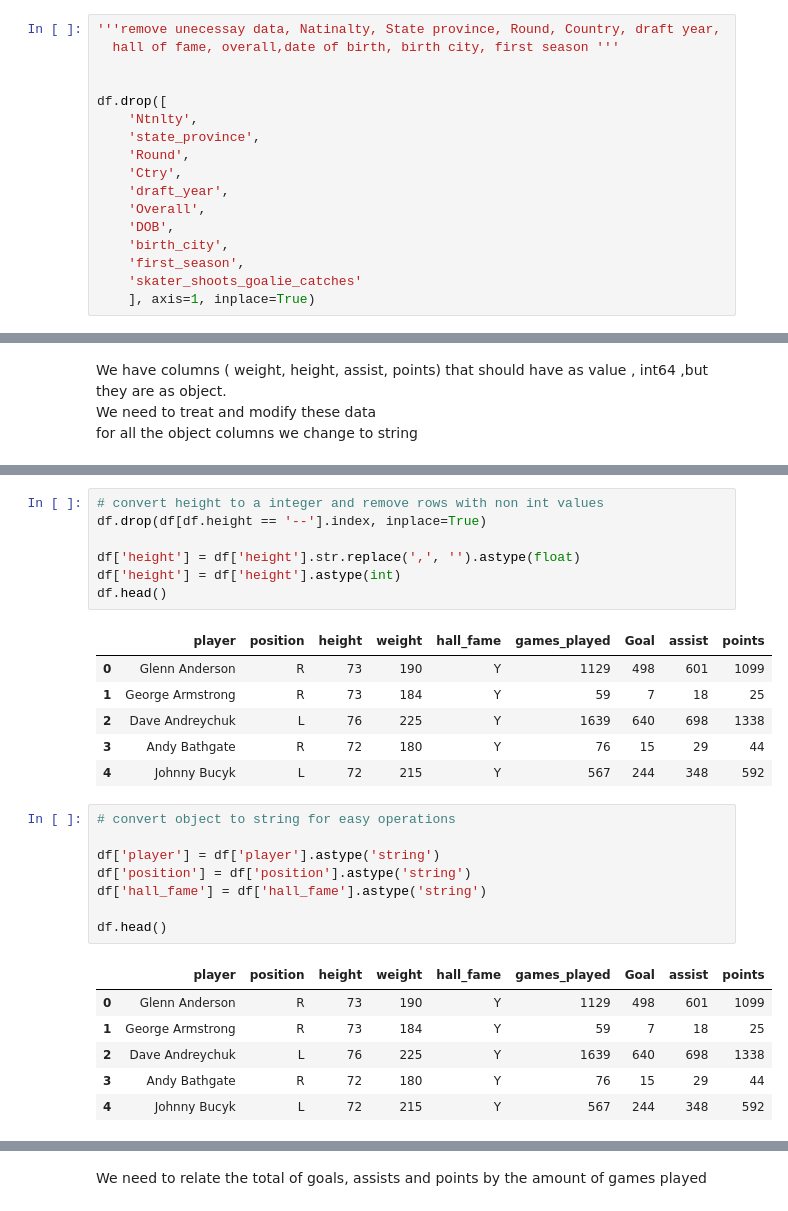
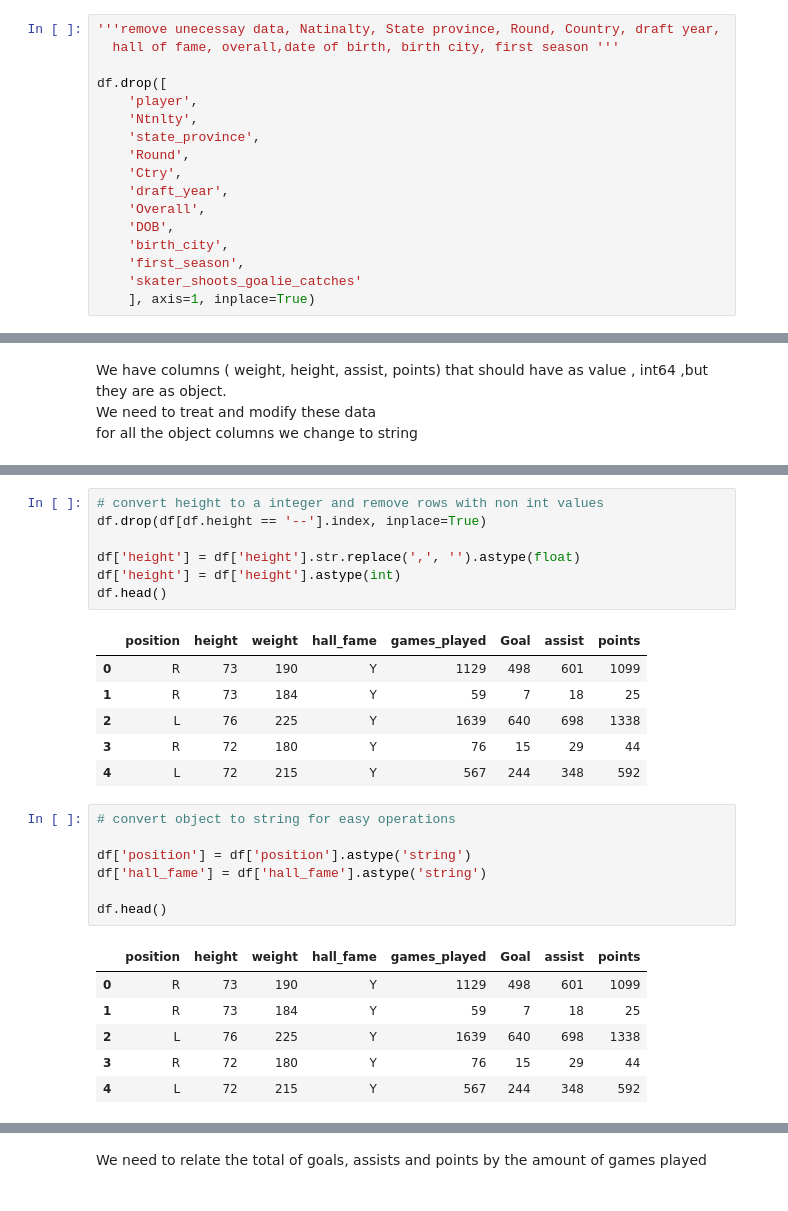
Before and after one commit to PKpacheco/supervised_ml_assignment, a Jupyter notebook: RRC_supervised_ML_Paola_Katherine.ipynb, the cells around one changed output, grey strips where cells are left out. Drawn from its saved outputs; the diff is of its cells as text.

```diff
--- a/RRC_supervised_ML_Paola_Katherine.ipynb
+++ b/RRC_supervised_ML_Paola_Katherine.ipynb
@@ -132,8 +134,8 @@ Let's remove fields that we will not use as features because they have no influe
 '''remove unecessay data, Natinalty, State province, Round, Country, draft year,
   hall of fame, overall,date of birth, birth city, first season '''
 
-
 df.drop([
+    'player',
     'Ntnlty',
     'state_province',
     'Round',
@@ -240,27 +241,26 @@ df['height'] = df['height'].str.replace(',', '').astype(float)
 df['height'] = df['height'].astype(int)
 df.head()
 # %% [output]
-|  | player | position | height | weight | hall_fame | games_played | Goal | assist | points |
-| 0 | Glenn Anderson | R | 73 | 190 | Y | 1129 | 498 | 601 | 1099 |
-| 1 | George Armstrong | R | 73 | 184 | Y | 59 | 7 | 18 | 25 |
-| 2 | Dave Andreychuk | L | 76 | 225 | Y | 1639 | 640 | 698 | 1338 |
-| 3 | Andy Bathgate | R | 72 | 180 | Y | 76 | 15 | 29 | 44 |
-| 4 | Johnny Bucyk | L | 72 | 215 | Y | 567 | 244 | 348 | 592 |
+|  | position | height | weight | hall_fame | games_played | Goal | assist | points |
+| 0 | R | 73 | 190 | Y | 1129 | 498 | 601 | 1099 |
+| 1 | R | 73 | 184 | Y | 59 | 7 | 18 | 25 |
+| 2 | L | 76 | 225 | Y | 1639 | 640 | 698 | 1338 |
+| 3 | R | 72 | 180 | Y | 76 | 15 | 29 | 44 |
+| 4 | L | 72 | 215 | Y | 567 | 244 | 348 | 592 |
 # %%
 # convert object to string for easy operations
 
-df['player'] = df['player'].astype('string')
 df['position'] = df['position'].astype('string')
 df['hall_fame'] = df['hall_fame'].astype('string')
 
 df.head()
 # %% [output]
-|  | player | position | height | weight | hall_fame | games_played | Goal | assist | points |
-| 0 | Glenn Anderson | R | 73 | 190 | Y | 1129 | 498 | 601 | 1099 |
-| 1 | George Armstrong | R | 73 | 184 | Y | 59 | 7 | 18 | 25 |
-| 2 | Dave Andreychuk | L | 76 | 225 | Y | 1639 | 640 | 698 | 1338 |
-| 3 | Andy Bathgate | R | 72 | 180 | Y | 76 | 15 | 29 | 44 |
-| 4 | Johnny Bucyk | L | 72 | 215 | Y | 567 | 244 | 348 | 592 |
+|  | position | height | weight | hall_fame | games_played | Goal | assist | points |
+| 0 | R | 73 | 190 | Y | 1129 | 498 | 601 | 1099 |
+| 1 | R | 73 | 184 | Y | 59 | 7 | 18 | 25 |
+| 2 | L | 76 | 225 | Y | 1639 | 640 | 698 | 1338 |
+| 3 | R | 72 | 180 | Y | 76 | 15 | 29 | 44 |
+| 4 | L | 72 | 215 | Y | 567 | 244 | 348 | 592 |
 # %%
 df.info()
 # %% [output]
```
Also changed, not shown: parts of 29 cells of this notebook.
